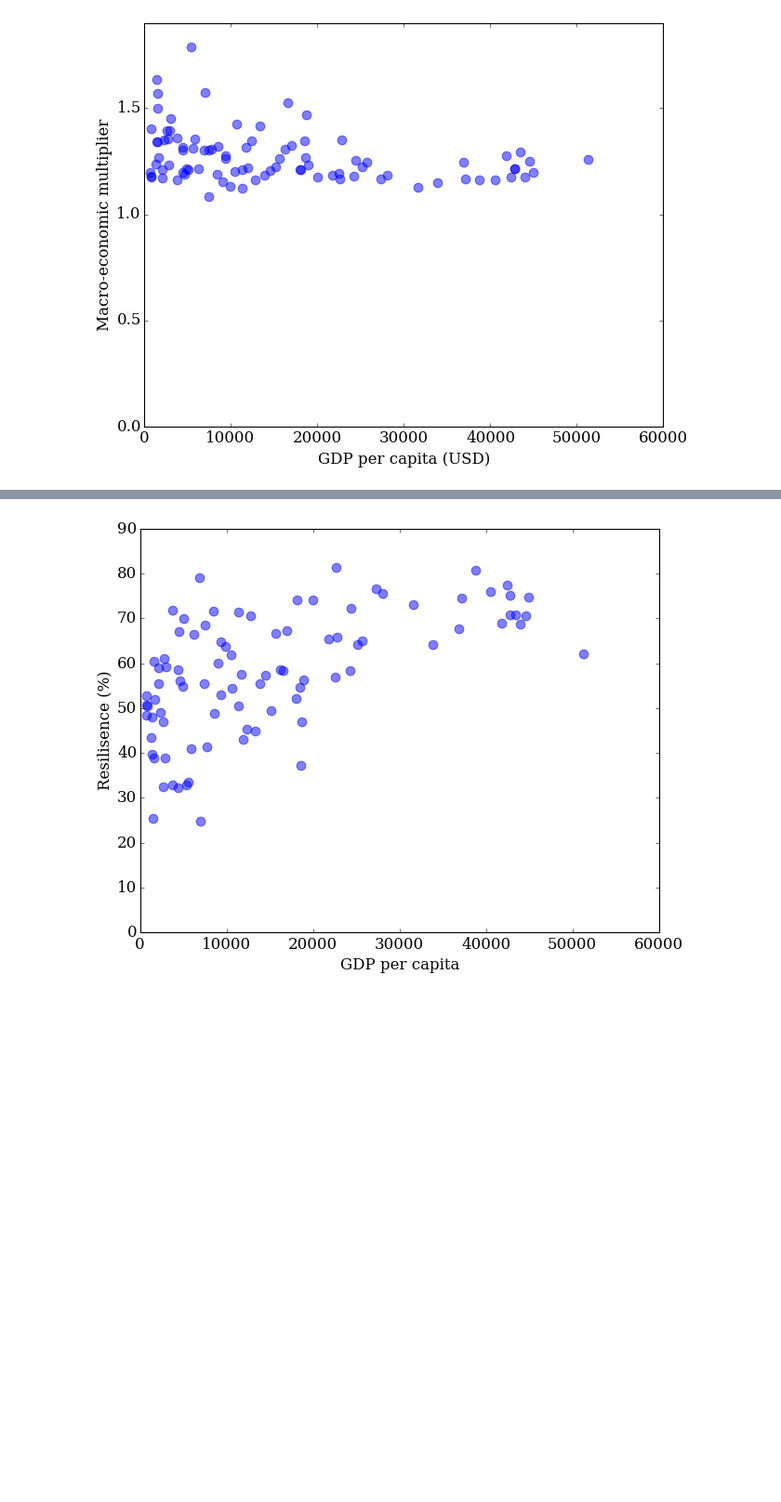
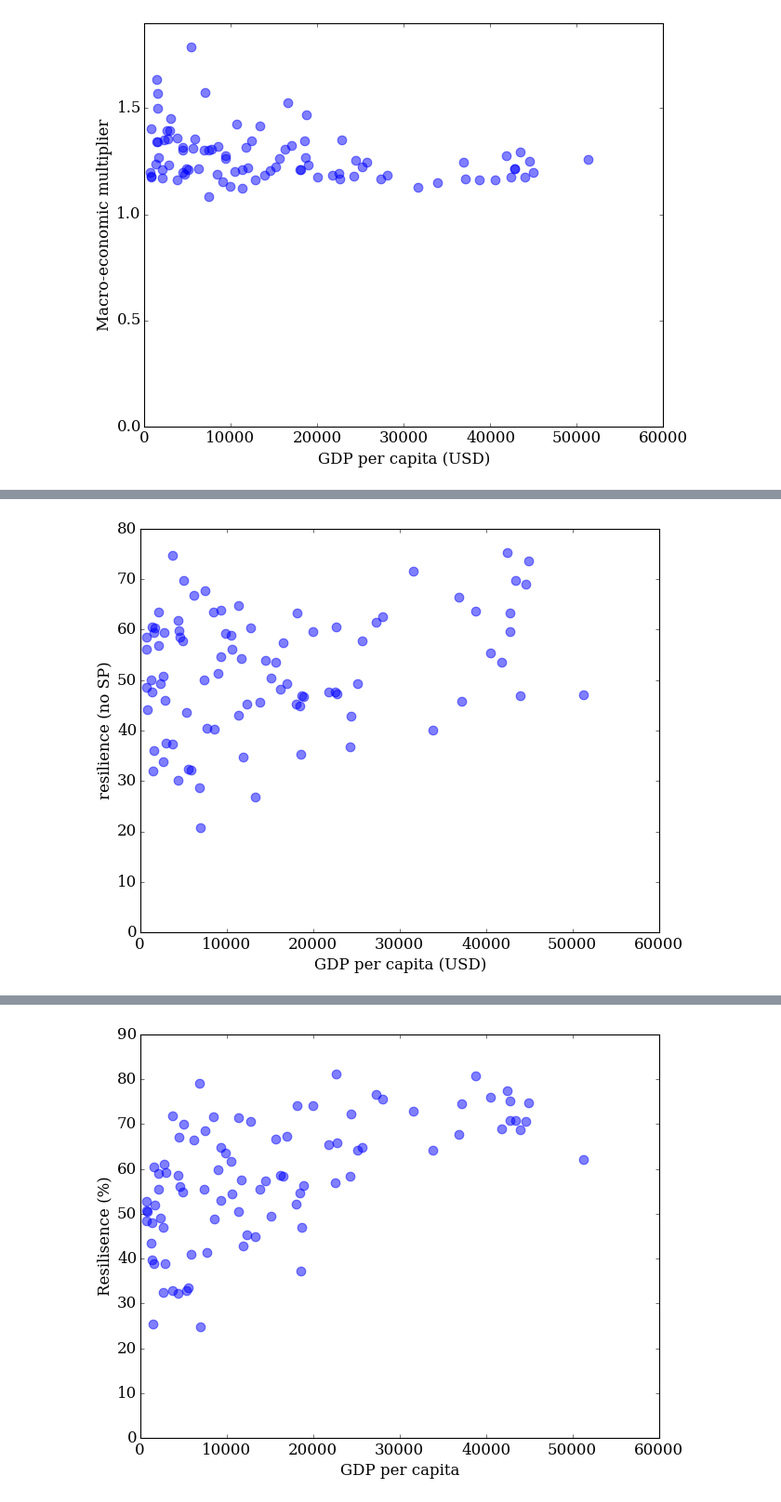
Before and after one commit to adrivsh/resilience_indicator_public, a Jupyter notebook: draw_plots.ipynb, the cells around one changed output, grey strips where cells are left out. Shown at 93% size. Drawn from its saved outputs; the diff is of its cells as text; code cells hidden in the pictures; blank space fills up the shorter version.

```diff
--- a/draw_plots.ipynb
+++ b/draw_plots.ipynb
@@ -561,0 +256,12 @@ plt.savefig("img/destitution_factors.png")
+# %%
+# resilience WITHOUT social protection
+
+y=100*df.resilience_no_shock_no_SP
+
+annotated_plot(df["gdp_pc_pp"],y,xlabel = "GDP per capita (USD)",ylabel = "resilience (no SP)");
+
+logical = y >200
+
+plt.savefig("img/resilience_no_shock_no_SP_vs_gdp_pc.png",bbox_inches="tight")
+# %% [output]
+[figure, added]
```
Also changed, not shown: parts of 66 cells of this notebook, 14 other files.
